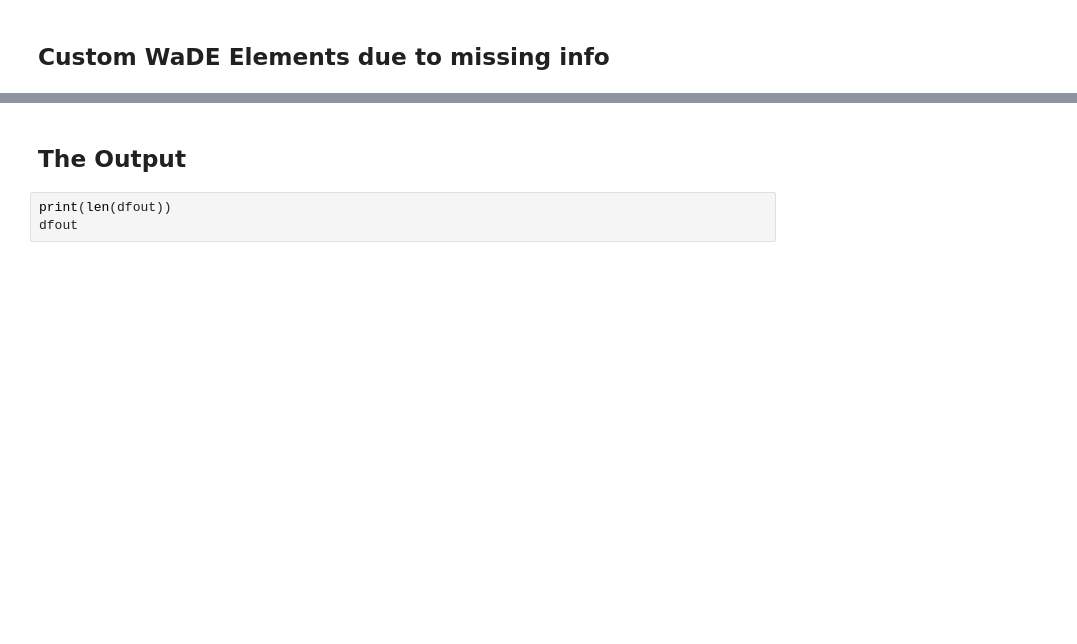
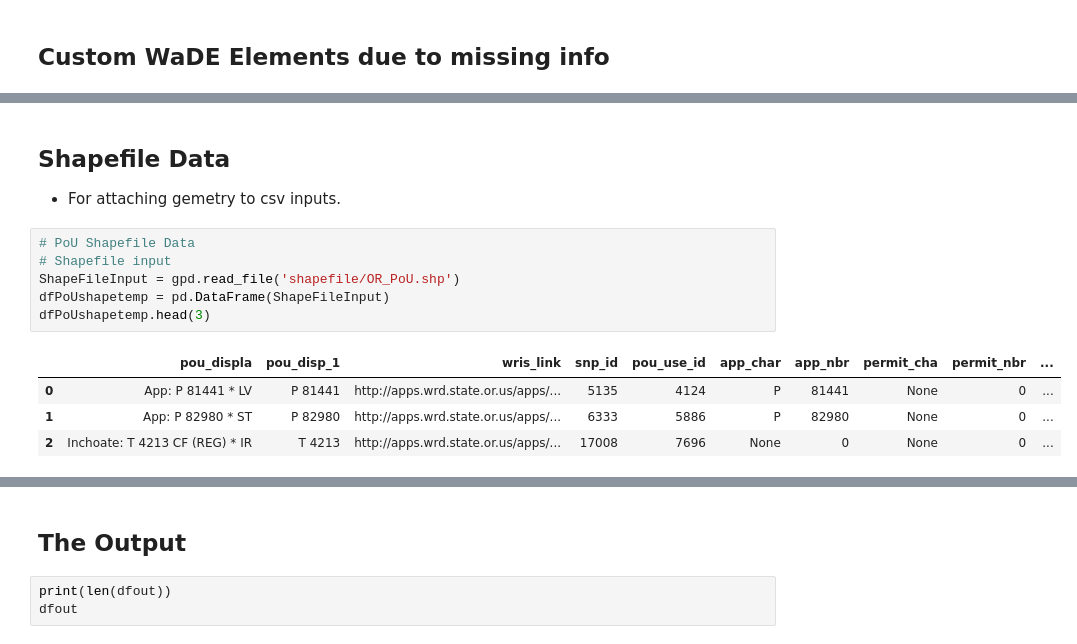
Before and after one commit to WSWCWaterDataExchange/MappingStatesDataToWaDE2.0, a Jupyter notebook: Oregon/WaterAllocation/0_PreProcessOregonAllocationData.ipynb, the cells around one changed output, grey strips where cells are left out. Drawn from its saved outputs; the diff is of its cells as text; blank space fills up the shorter version.

```diff
--- a/Oregon/WaterAllocation/0_PreProcessOregonAllocationData.ipynb
+++ b/Oregon/WaterAllocation/0_PreProcessOregonAllocationData.ipynb
@@ -476,0 +540,14 @@ dfout
+# %% [markdown]
+## Shapefile Data
+- For attaching gemetry to csv inputs.
+# %%
+# PoU Shapefile Data
+# Shapefile input
+ShapeFileInput = gpd.read_file('shapefile/OR_PoU.shp')
+dfPoUshapetemp = pd.DataFrame(ShapeFileInput)
+dfPoUshapetemp.head(3)
+# %% [output]
+|  | pou_displa | pou_disp_1 | wris_link | snp_id | pou_use_id | app_char | app_nbr | permit_cha | permit_nbr | ... |
+| 0 | App: P 81441 * LV | P 81441 | http://apps.wrd.state.or.us/apps/... | 5135 | 4124 | P | 81441 | None | 0 | ... |
+| 1 | App: P 82980 * ST | P 82980 | http://apps.wrd.state.or.us/apps/... | 6333 | 5886 | P | 82980 | None | 0 | ... |
+| 2 | Inchoate: T 4213 CF (REG) * IR | T 4213 | http://apps.wrd.state.or.us/apps/... | 17008 | 7696 | None | 0 | None | 0 | ... |
```
Also changed, not shown: parts of 10 cells of this notebook, 27 other files.
